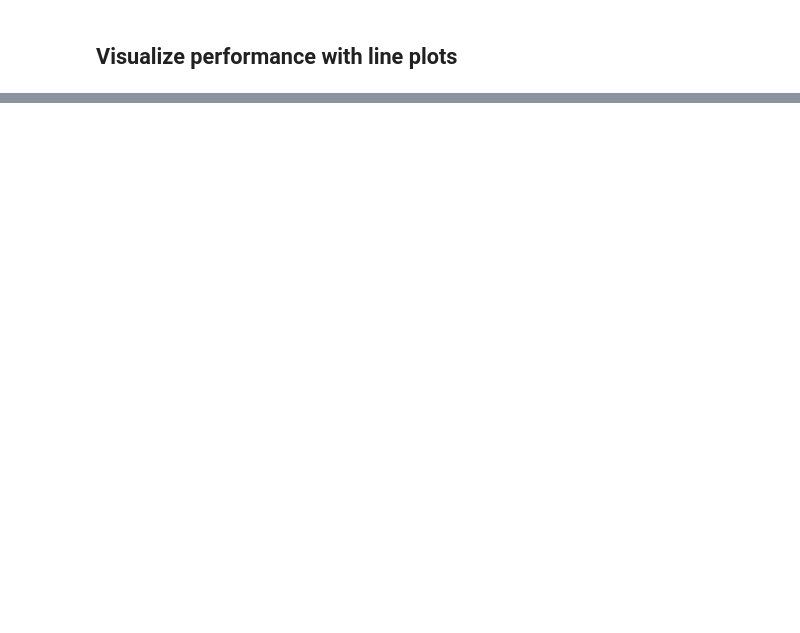
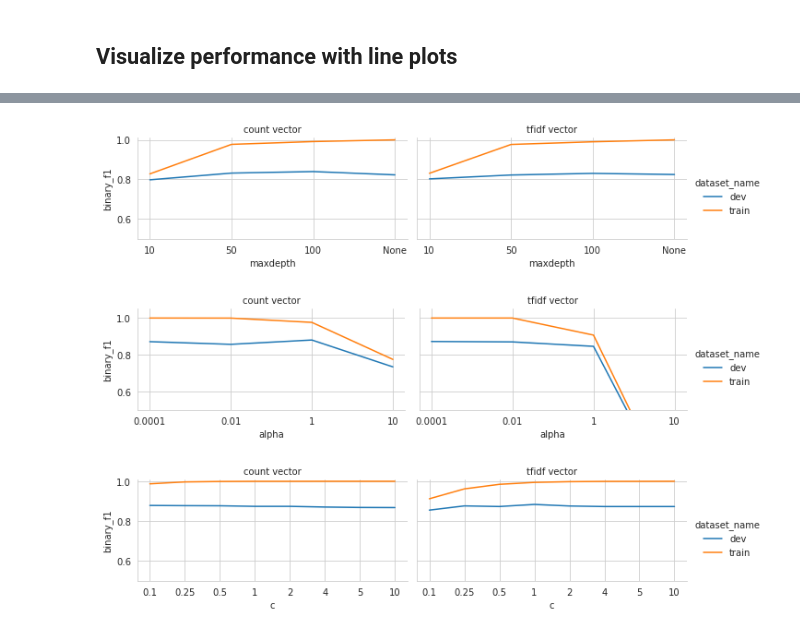
Before and after one commit to brooke-l-hawkins/milestone-ii, a Jupyter notebook: code/visualize_supervised.ipynb, the cells around one changed output, grey strips where cells are left out. Saved outputs shown, nothing was run; the diff lists cells and outputs as text; code cells hidden in the pictures; blank space fills up the shorter version.

```diff
--- a/code/visualize_supervised.ipynb
+++ b/code/visualize_supervised.ipynb
@@ -90,0 +108,6 @@ visualize_model_metric(summary_df, 'accuracy', 'svc')
+# %%
+visualize_metric(summary_df, 'binary_f1')
+# %% [output]
+[figure, added]
+[figure, added]
+[figure, added]
```
Also changed, not shown: parts of 10 cells of this notebook.
